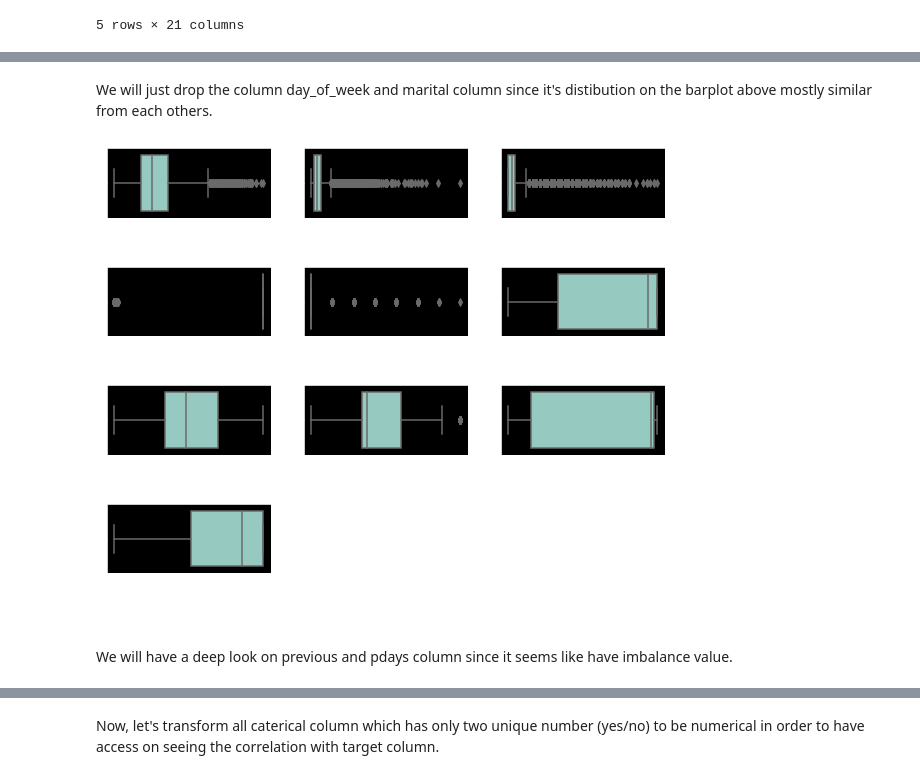
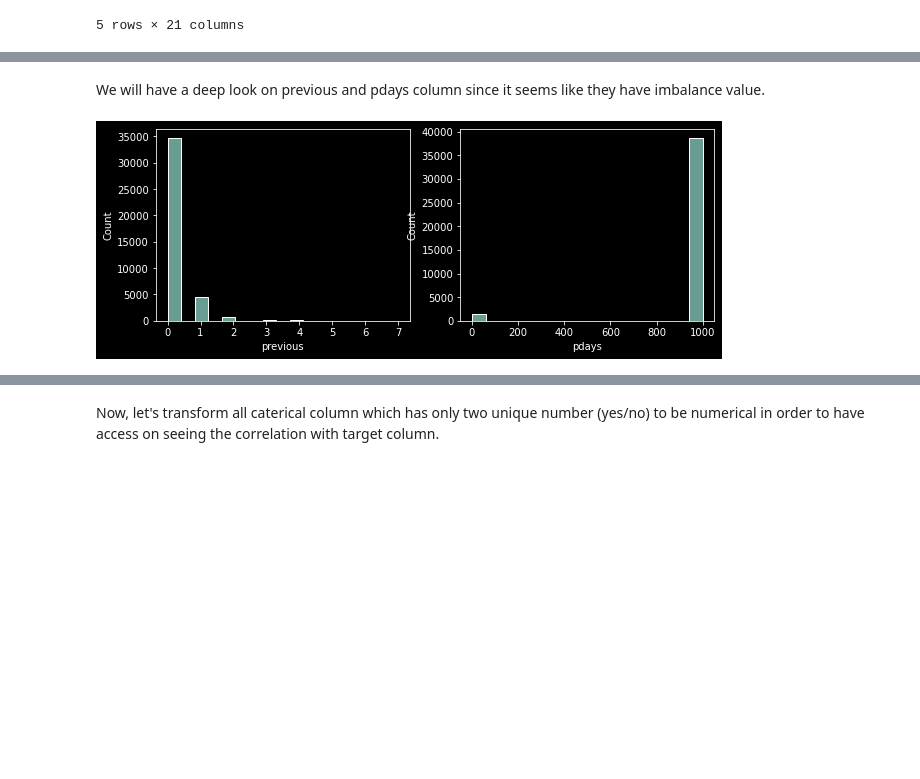
Before and after one commit to FiahIdris/DSM2_BankSubscriptionCampaign, a Jupyter notebook: h8dsft_Milestone1.ipynb, the cells around one changed output, grey strips where cells are left out. Drawn from its saved outputs; the diff is of its cells as text; code cells hidden in the pictures; blank space fills up the shorter version.

```diff
--- a/h8dsft_Milestone1.ipynb
+++ b/h8dsft_Milestone1.ipynb
@@ -28,7 +37,8 @@ sns.set_style('whitegrid')
 ### III. DATA LOADING
 # %%
 # Load data.
-df = pd.read_csv("/Users/nurfiahidris/Desktop/DS-Hacktiv8/Hacktiv8-Assignment/P1/Milestone01/bank-additional-full.csv",delimiter=";")
+df_raw = pd.read_csv("/Users/nurfiahidris/Desktop/DS-Hacktiv8/Hacktiv8-Assignment/P1/DSM2_BankSubscriptionCampaign/bank-additional-full.csv",delimiter=";")
+df = df_raw.copy()
 df.shape
 # %% [output]
 (41188, 21)
@@ -149,5 +219,0 @@ Seems like we have some column with unknow value. We will drop all rows with unk
-# %%
-# Drop rows with unknown values.
-for col in col_cat:
-    df = df.drop(df[df[col] == 'unknown'].index)
-df.shape
@@ -202,11 +219,0 @@ plt.show()
-# %%
-# Plot y column over day_of_week column
-day_of_week = list(df['day_of_week'].unique())
-plt.figure(figsize=[3,2])
-for i in range(len(day_of_week)):
-    plt.bar(day_of_week[i],df[(df['day_of_week'] == day_of_week[i]) & (df['y'] == 'yes')].shape[0],bottom=df[df['day_of_week'] == day_of_week[i]].shape[0] - df[(df['day_of_week'] == day_of_week[i]) & (df['y'] == 'no')].shape[0],color= 'g')
-    plt.bar(day_of_week[i],df[df['day_of_week'] == day_of_week[i]].shape[0] - df[(df['day_of_week'] == day_of_week[i]) & (df['y'] == 'no')].shape[0],color= 'r')
-plt.legend(labels =['yes','no'])
-plt.title("Bar plot subscribtion based on day_of_week")
-plt.xticks(rotation=70)
-plt.show()
@@ -215,13 +219,0 @@ plt.show()
-# %%
-# Plot y column over marital
-
-marital = list(df['marital'].unique())
-
-plt.figure(figsize=[3,2])
-for i in range(len(marital)):
-    plt.bar(marital[i],df[(df['marital'] == marital[i]) & (df['y'] == 'yes')].shape[0],bottom=df[df['marital'] == marital[i]].shape[0] - df[(df['marital'] == marital[i]) & (df['y'] == 'no')].shape[0],color= 'g')
-    plt.bar(marital[i],df[df['marital'] == marital[i]].shape[0] - df[(df['marital'] == marital[i]) & (df['y'] == 'no')].shape[0],color= 'r')
-plt.legend(labels =['yes','no'])
-plt.title("Bar plot subscribtion based on marital")
-plt.xticks(rotation=70)
-plt.show()
@@ -230,2 +219,0 @@ plt.show()
-# %% [markdown]
-We will just drop the column day_of_week and marital column since it's distibution on the barplot above mostly similar from each others.
@@ -236,12 +220,11 @@ df.drop('marital', axis=1, inplace=True)
+# %% [markdown]
+We will have a deep look on previous and pdays column since it seems like they have imbalance value.
 # %%
-# Display numerical column on boxplot
-plt.figure(figsize=(10,10))
-plt.subplots_adjust(hspace=0.7)
-for i, col in enumerate(df.select_dtypes('number')):
-    ax = plt.subplot(5,3,i+1)
-    plt.xticks(rotation = 70)
-    sns.boxplot(data = df, x=col)
+# Display histogram of previous column
+plt.figure(figsize=(10,12))
+for i, col in enumerate(df[['previous','pdays']]):
+    ax = plt.subplot(3,2,i+1)
+    sns.histplot(df, x=col)
+plt.show()
 # %% [output]
-[figure, old version]
+[figure, new version]
-# %% [markdown]
-We will have a deep look on previous and pdays column since it seems like have imbalance value.
```
Also changed, not shown: parts of 97 cells of this notebook, 4 other files.
